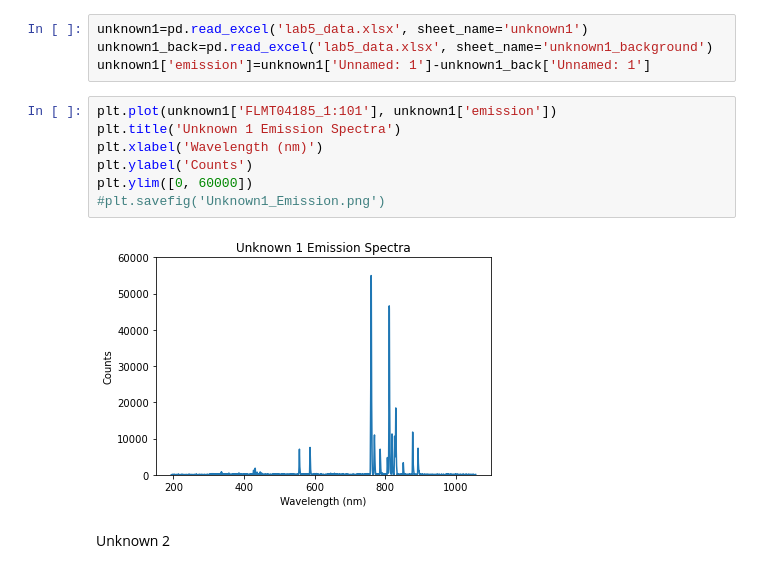
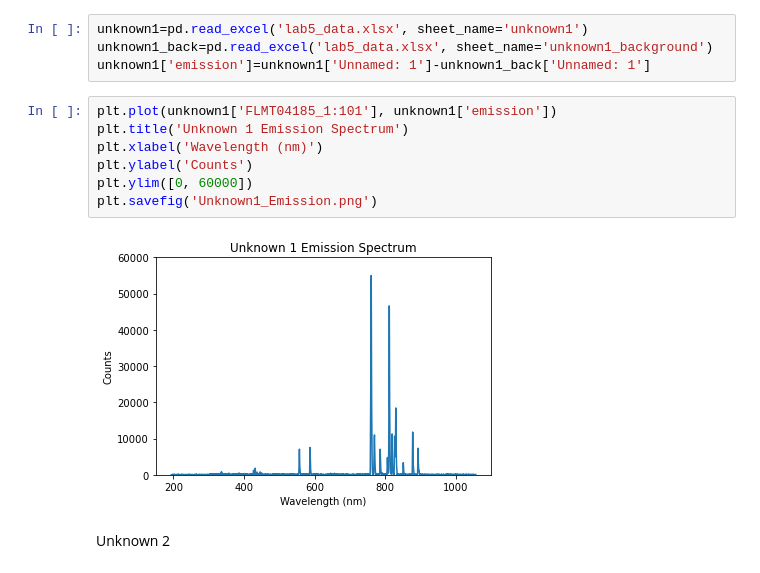
Before and after one commit to RandyChen233/AE460-aerodynamics-propulsion-Lab, a Jupyter notebook: lab5/Data Processing.ipynb, the cells around one changed output. Cells and saved outputs as stored; diff of their text form.

```diff
--- a/lab5/Data Processing.ipynb
+++ b/lab5/Data Processing.ipynb
@@ -55,13 +55,13 @@ unknown1_back=pd.read_excel('lab5_data.xlsx', sheet_name='unknown1_background')
 unknown1['emission']=unknown1['Unnamed: 1']-unknown1_back['Unnamed: 1']
 # %%
 plt.plot(unknown1['FLMT04185_1:101'], unknown1['emission'])
-plt.title('Unknown 1 Emission Spectra')
+plt.title('Unknown 1 Emission Spectrum')
 plt.xlabel('Wavelength (nm)')
 plt.ylabel('Counts')
 plt.ylim([0, 60000])
-#plt.savefig('Unknown1_Emission.png')
+plt.savefig('Unknown1_Emission.png')
 # %% [output]
-[figure, old version]
+[figure, new version]
 # %% [markdown]
 Unknown 2
 # %%
```
Also changed, not shown: parts of 9 cells of this notebook, 10 other files.
